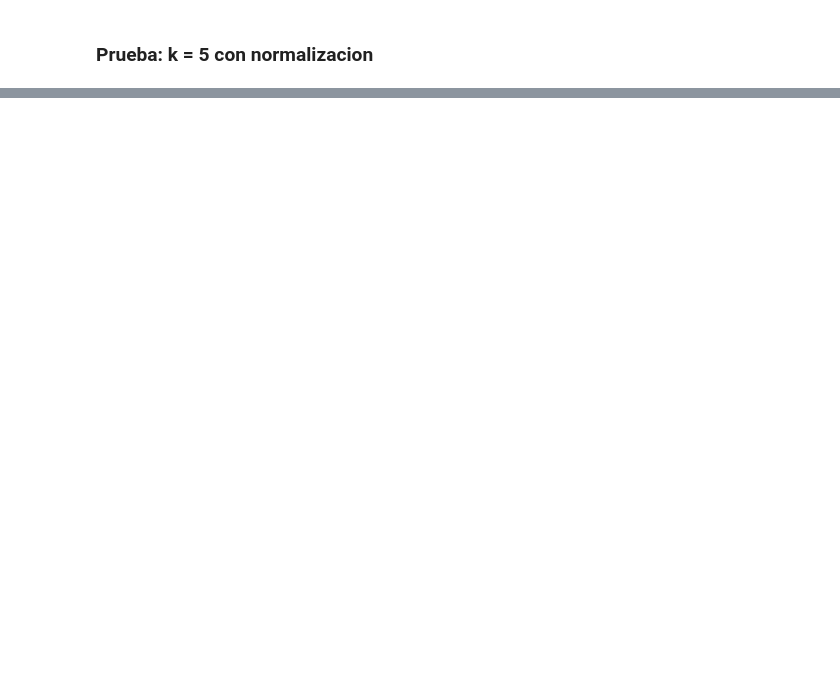
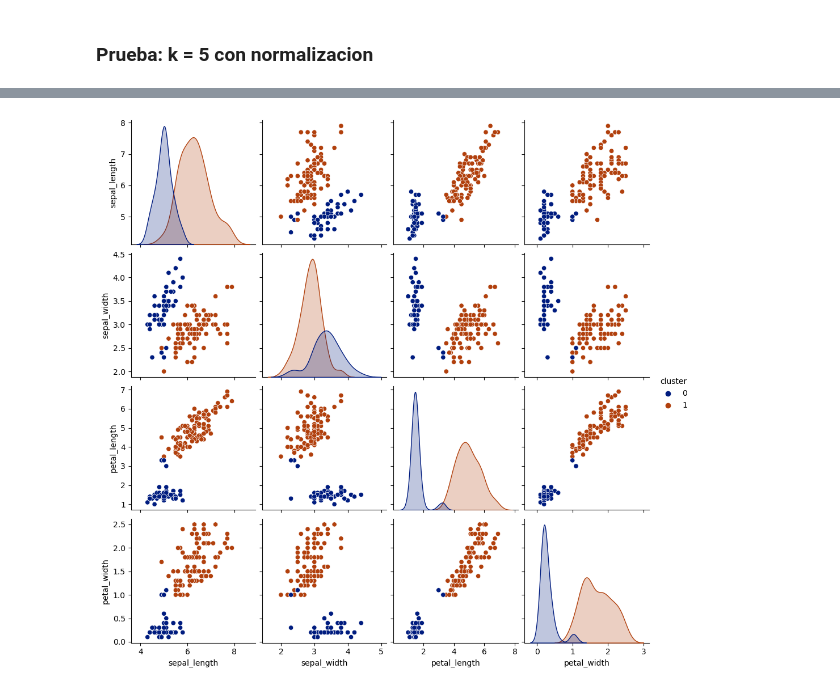
Before and after one commit to miguepersa/CI5438-Proyecto3, a Jupyter notebook: pruebas_iris.ipynb, the cells around one changed output, grey strips where cells are left out. Drawn from its saved outputs; the diff is of its cells as text; code cells hidden in the pictures; blank space fills up the shorter version.

```diff
--- a/pruebas_iris.ipynb
+++ b/pruebas_iris.ipynb
@@ -9,7 +12,7 @@ ind = cols[:-1]
 # %% [markdown]
 ### Prueba: k = 2 sin normalizacion
 # %%
-k_means_2 = Kmeans(data[ind], 2)
-k_means_2.train(1000)
-class_k_2_no_normalize = k_means_2.X
+k_means_2_nn = Kmeans(data[ind], 2)
+k_means_2_nn.train(1000)
+class_k_2_no_normalize = k_means_2_nn.X
 # %% [output]
@@ -68,0 +82,6 @@ class_k_5_normalize = k_means_5.X
+# %%
+sns.pairplot(class_k_2_no_normalize, hue='cluster', palette=sns.color_palette("dark"))
+plt.savefig(os.path.join("plots", "k_means_2_nonorm"))
+plt.show()
+# %% [output]
+[figure, added]
```
Also changed, not shown: parts of 17 cells of this notebook, 17 other files.
